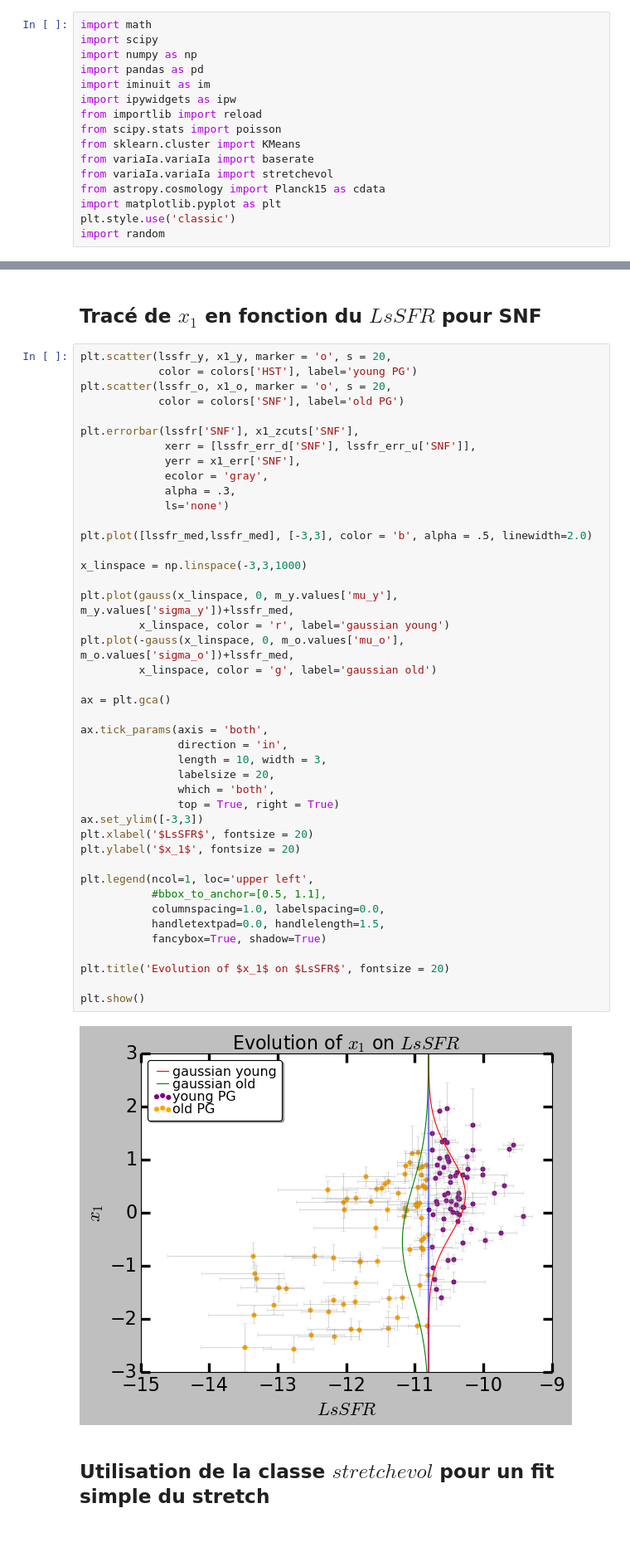
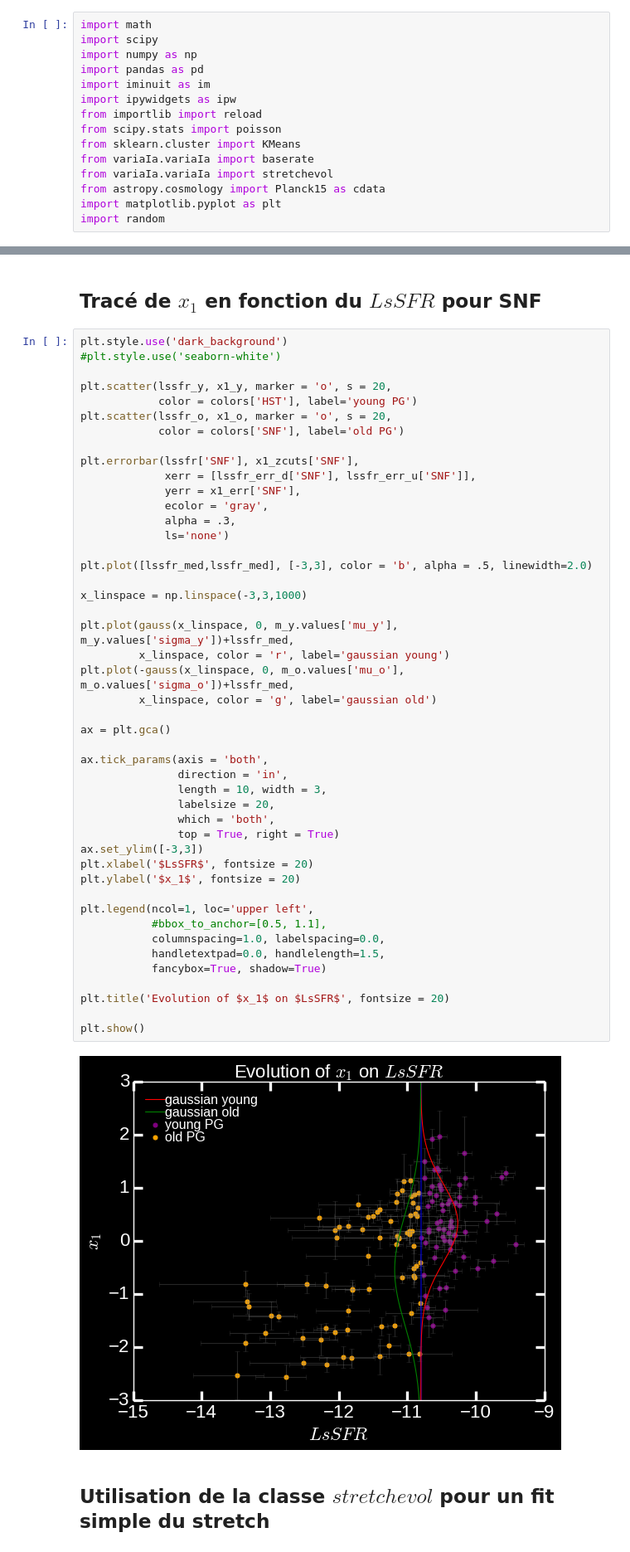
Before and after one commit to Nora-n/variaIa, a Jupyter notebook: notebooks/ModeFits.ipynb, the cells around one changed output, grey strips where cells are left out. Shown: that part at 83% size. Cells and saved outputs as stored; diff of their text form.

```diff
--- a/notebooks/ModeFits.ipynb
+++ b/notebooks/ModeFits.ipynb
@@ -14,7 +14,6 @@ from variaIa.variaIa import baserate
 from variaIa.variaIa import stretchevol
 from astropy.cosmology import Planck15 as cdata
 import matplotlib.pyplot as plt
-plt.style.use('classic')
 import random
 # %% [markdown]
 ## Définitions et sélection de l'échantillon à utiliser
@@ -164,6 +163,9 @@ print()
 # %% [markdown]
 ## Tracé de $x_1$ en fonction du $LsSFR$ pour SNF
 # %%
+plt.style.use('dark_background')
+#plt.style.use('seaborn-white')
+
 plt.scatter(lssfr_y, x1_y, marker = 'o', s = 20,
             color = colors['HST'], label='young PG')
 plt.scatter(lssfr_o, x1_o, marker = 'o', s = 20,
@@ -180,34 +182,34 @@ plt.plot([lssfr_med,lssfr_med], [-3,3], color = 'b', alpha = .5, linewidth=2.0)
 
 x_linspace = np.linspace(-3,3,1000)
 
 plt.plot(gauss(x_linspace, 0, m_y.values['mu_y'], m_y.values['sigma_y'])+lssfr_med,
          x_linspace, color = 'r', label='gaussian young')
 plt.plot(-gauss(x_linspace, 0, m_o.values['mu_o'], m_o.values['sigma_o'])+lssfr_med,
          x_linspace, color = 'g', label='gaussian old')
 
 ax = plt.gca()
 
 ax.tick_params(axis = 'both',
                direction = 'in',
                length = 10, width = 3,
                labelsize = 20,
                which = 'both',
                top = True, right = True)
 ax.set_ylim([-3,3])
 plt.xlabel('$LsSFR$', fontsize = 20)
 plt.ylabel('$x_1$', fontsize = 20)
 
 plt.legend(ncol=1, loc='upper left',
            #bbox_to_anchor=[0.5, 1.1],
            columnspacing=1.0, labelspacing=0.0,
            handletextpad=0.0, handlelength=1.5,
            fancybox=True, shadow=True)
 
 plt.title('Evolution of $x_1$ on $LsSFR$', fontsize = 20)
 
 plt.show()
 # %% [output]
-[figure, old version]
+[figure, new version]
 # %% [markdown]
 ## Utilisation de la classe $stretchevol$ pour un fit simple du stretch
 # %%
```
Also changed, not shown: parts of 24 cells of this notebook, 1 other file.
